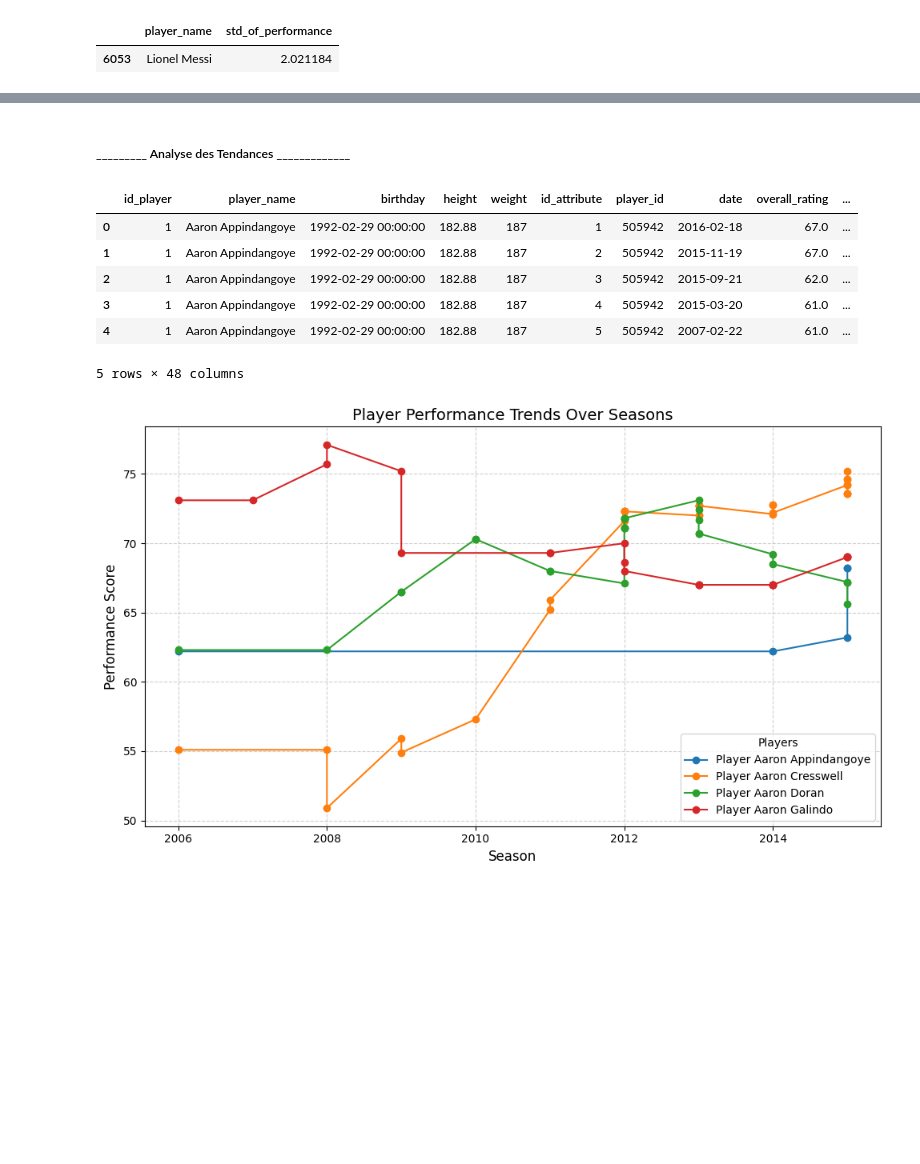
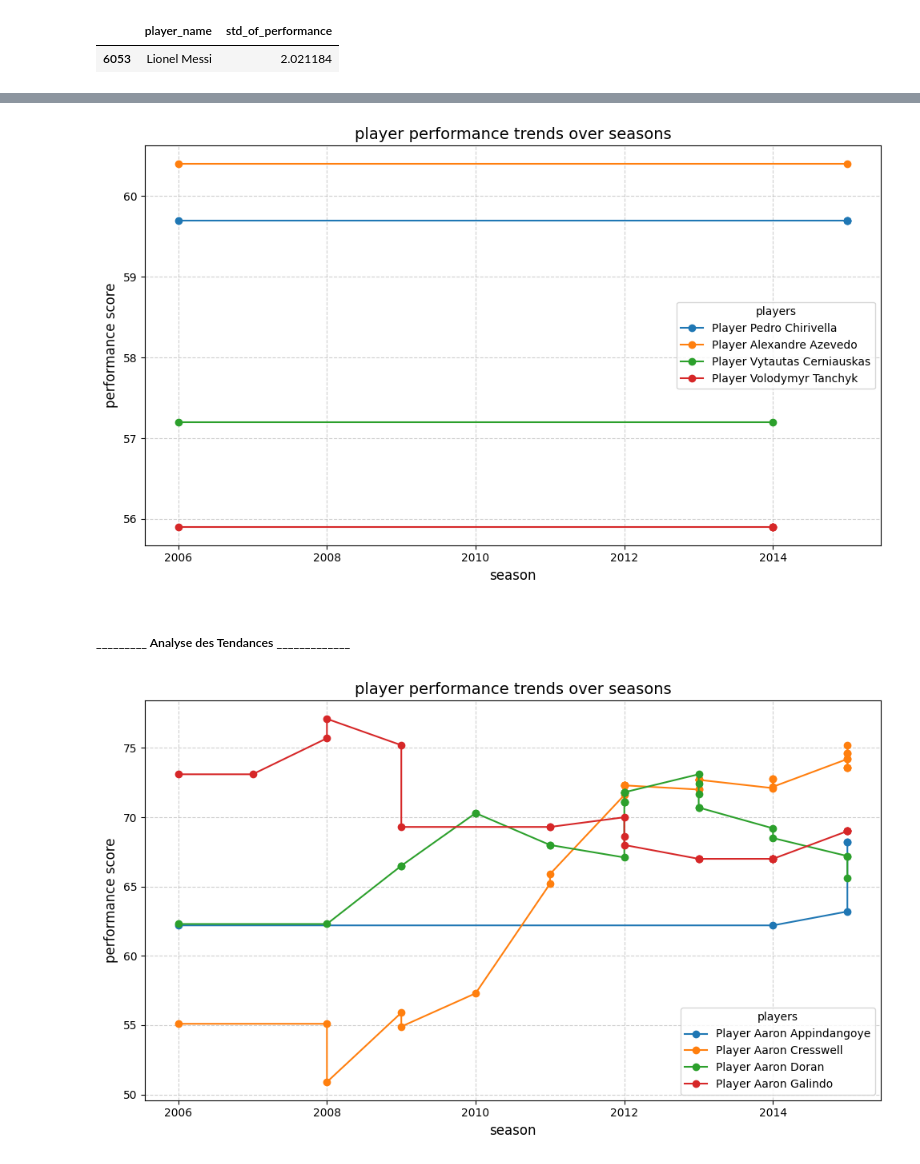
Before and after one commit to rahiqi-al/football-_clustering, a Jupyter notebook: general_vis.ipynb, the cells around one changed output, grey strips where cells are left out. Drawn from its saved outputs; the diff is of its cells as text; code cells hidden in the pictures; blank space fills up the shorter version.

```diff
--- a/general_vis.ipynb
+++ b/general_vis.ipynb
@@ -101,9 +103,11 @@ plt.show()
 df_player_constant_profermonce=df_player.groupby('player_name')['metrique_performance'].std().reset_index()
 df_player_constant_profermonce.columns=['player_name','std_of_performance']
 display(df_player_constant_profermonce.sort_values(by='std_of_performance'))
+df_player_constant_profermonce=df_player_constant_profermonce.sort_values(by='std_of_performance')
 # the result make sense cause its the most consistants performance doesnt mean his the best
 display(df_player_constant_profermonce[df_player_constant_profermonce['player_name']=='Lionel Messi'])
 # above to make sure
+#display(df_player_constant_profermonce)
 # %% [output]
 |  | player_name | std_of_performance |
 | 8321 | Pedro Chirivella | 0.000000 |
@@ -120,3 +124,6 @@ display(df_player_constant_profermonce[df_player_constant_profermonce['player_na
 10848 rows × 2 columns
 |  | player_name | std_of_performance |
 | 6053 | Lionel Messi | 2.021184 |
+# %%
+player_canstant_performance=list(df_player_constant_profermonce.player_name.values)
+player_canstant_performance
@@ -123,17 +160,26 @@ display(df_player_constant_profermonce[df_player_constant_profermonce['player_na
+# %%
+plt.figure(figsize=(10, 6))
+for player in player_canstant_performance[:4]:
+    player_data = df_player[df_player["player_name"] == player]
+    plt.plot(
+        player_data["season"],
+        player_data["metrique_performance"],
+        marker="o",
+        label=f"Player {player}",
+    )
+
+# Add titles and labels
+plt.title("player performance trends over seasons", fontsize=14)
+plt.xlabel("season", fontsize=12)
+plt.ylabel("performance score", fontsize=12)
+plt.grid(True, linestyle="--", alpha=0.6)
+plt.legend(title="players", fontsize=10)
+plt.tight_layout()
+plt.show()
+# %% [output]
+[figure, added]
 # %% [markdown]
 ##### _________ Analyse des Tendances _____________
-# %%
-df_player['season'] = df_player['season'].apply(lambda x : int(x.split('/')[0]))
-df_player.head()
-#display(df_player[df_player['player_name']=='Lionel Messi'])
-# %% [output]
-|  | id_player | player_name | birthday | height | weight | id_attribute | player_id | date | overall_rating | ... |
-| 0 | 1 | Aaron Appindangoye | 1992-02-29 00:00:00 | 182.88 | 187 | 1 | 505942 | 2016-02-18 | 67.0 | ... |
-| 1 | 1 | Aaron Appindangoye | 1992-02-29 00:00:00 | 182.88 | 187 | 2 | 505942 | 2015-11-19 | 67.0 | ... |
-| 2 | 1 | Aaron Appindangoye | 1992-02-29 00:00:00 | 182.88 | 187 | 3 | 505942 | 2015-09-21 | 62.0 | ... |
-| 3 | 1 | Aaron Appindangoye | 1992-02-29 00:00:00 | 182.88 | 187 | 4 | 505942 | 2015-03-20 | 61.0 | ... |
-| 4 | 1 | Aaron Appindangoye | 1992-02-29 00:00:00 | 182.88 | 187 | 5 | 505942 | 2007-02-22 | 61.0 | ... |
-5 rows × 48 columns
 # %%
 plt.figure(figsize=(10, 6))
 for player_id in df_player["player_name"].unique()[:4]:
```
Also changed, not shown: parts of 22 cells of this notebook.
